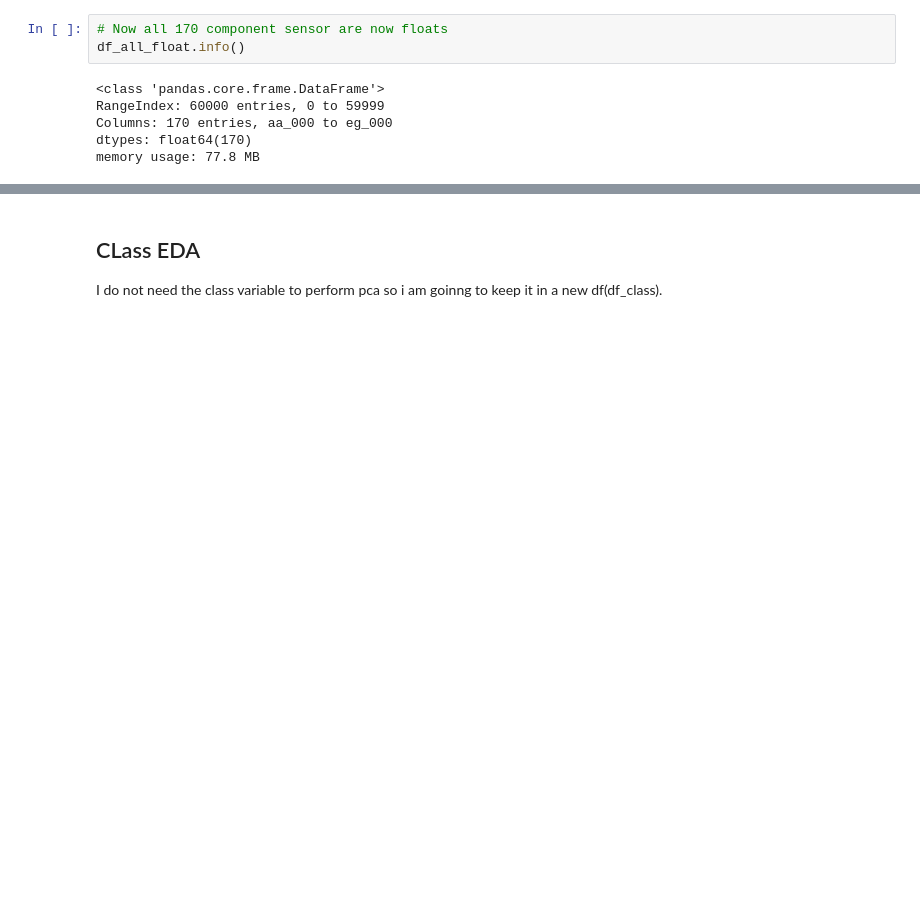
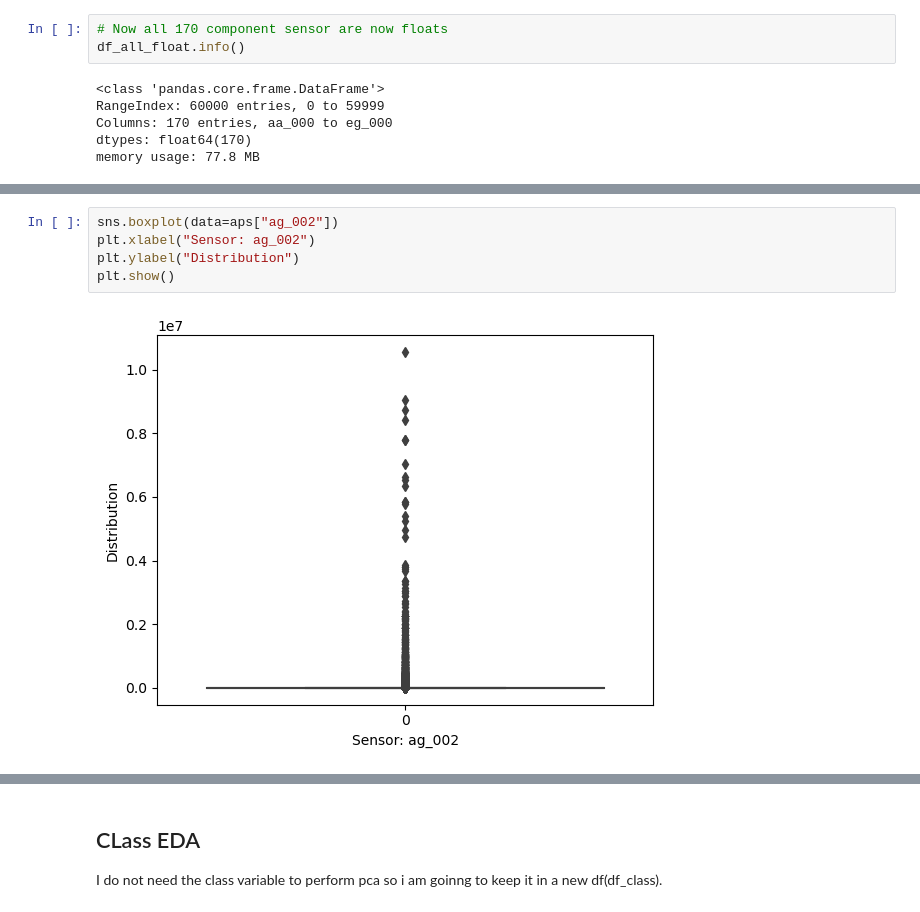
Before and after one commit to Ayomide-ola/Bussiness_Analysis, a Jupyter notebook: App_failure CA.ipynb, the cells around one changed output, grey strips where cells are left out. Cells and saved outputs as stored; diff of their text form; blank space fills up the shorter version.

```diff
--- a/App_failure CA.ipynb
+++ b/App_failure CA.ipynb
@@ -676,0 +709,7 @@ As revealed by discriptive statistical analysis, majoririty of the feutures in '
+# %%
+sns.boxplot(data=aps["ag_002"])
+plt.xlabel("Sensor: ag_002")
+plt.ylabel("Distribution")
+plt.show()
+# %% [output]
+[figure, added]
```
Also changed, not shown: parts of 95 cells of this notebook.
